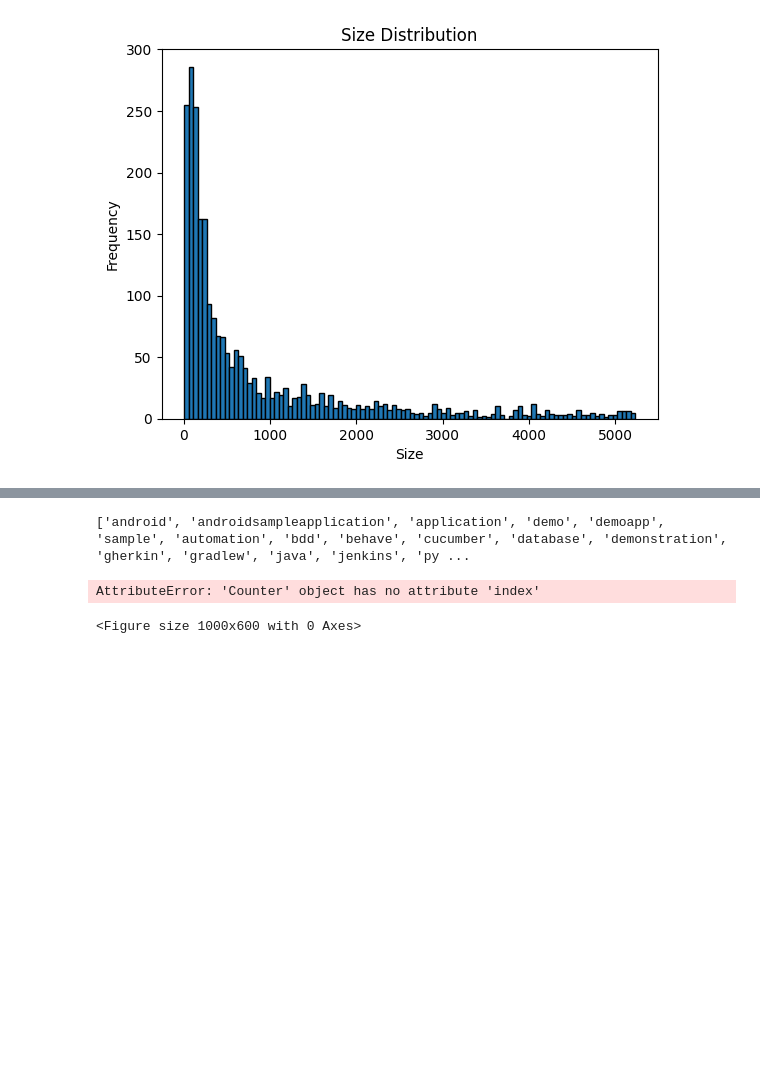
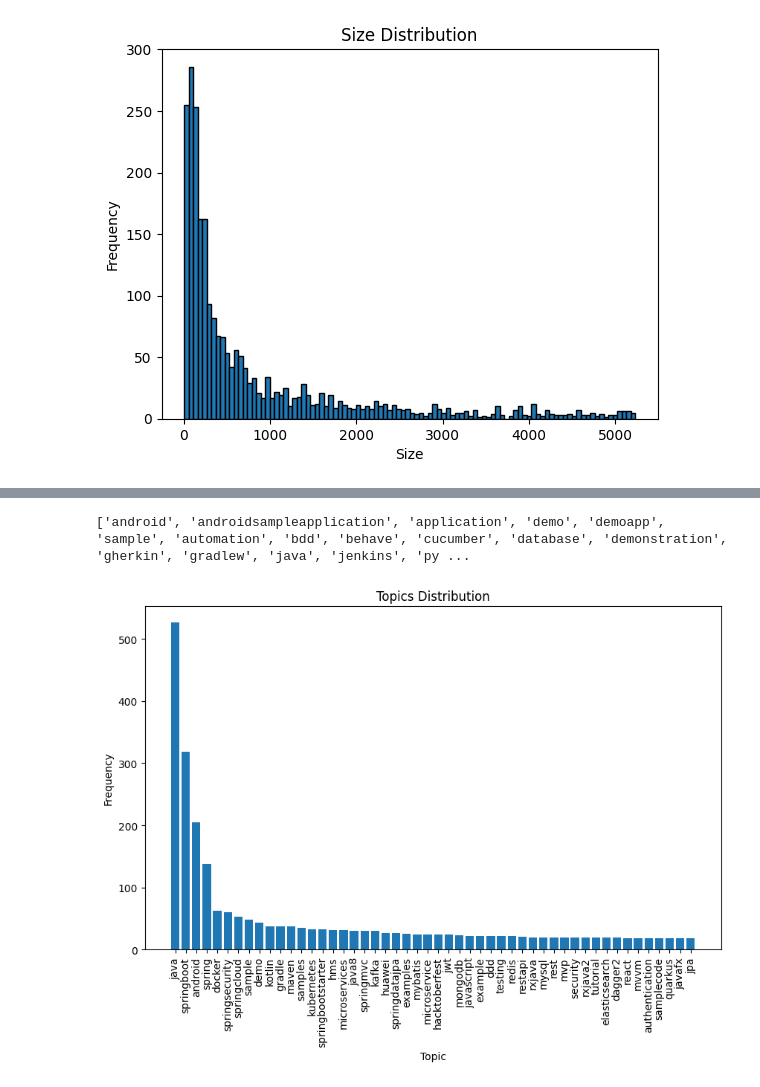
Before and after one commit to JetBrains-Research/agents-eval, a Jupyter notebook: src/template_generation/notebooks/templates_analysis.ipynb, the cells around one changed output, grey strips where cells are left out. Saved outputs shown, nothing was run; the diff lists cells and outputs as text; code cells hidden in the pictures; blank space fills up the shorter version.

```diff
--- a/src/template_generation/notebooks/templates_analysis.ipynb
+++ b/src/template_generation/notebooks/templates_analysis.ipynb
@@ -83,24 +85,23 @@ plt.show()
 # %%
 word_counts = Counter(tokens)
 
 topics = " ".join(map(lambda d: str(d), df['topics']))
 topics = topics.translate(translator)
 
 tokens = word_tokenize(topics)
 tokens = [word.lower() for word in tokens]
 print(tokens)
 topics_counts = Counter(tokens)
 topics_counts_df = pd.DataFrame.from_dict(topics_counts, orient='index').sort_values(by=0, ascending=False)
 
 plt.figure(figsize=(10, 6))
-plt.bar(topics_counts.index[:20], topics_counts[0][:20])
+plt.bar(topics_counts_df.index[:50], topics_counts_df[0][:50])
 plt.title('Topics Distribution')
 plt.xlabel('Topic')
 plt.ylabel('Frequency')
 plt.xticks(rotation='vertical')
 
 plt.show()
 # %% [output]
 ['android', 'androidsampleapplication', 'application', 'demo', 'demoapp', 'sample', 'automation', 'bdd', 'behave', 'cucumber', 'database', 'demonstration', 'gherkin', 'gradlew', 'java', 'jenkins', 'py ...
-AttributeError: 'Counter' object has no attribute 'index'
-<Figure size 1000x600 with 0 Axes>
+[figure, added]
```
Also changed, not shown: parts of 2 cells of this notebook.
